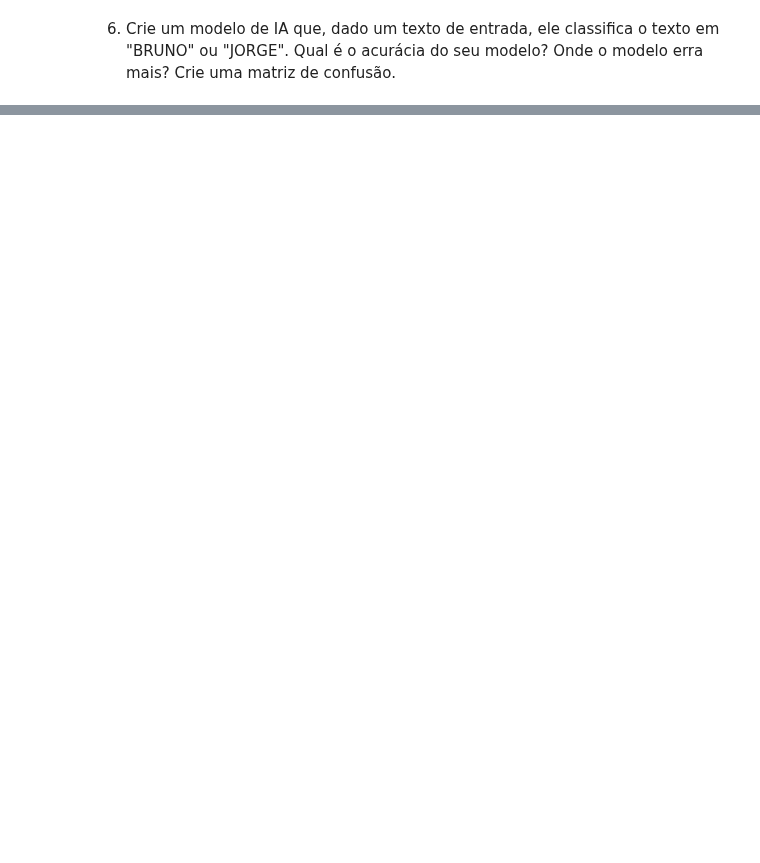
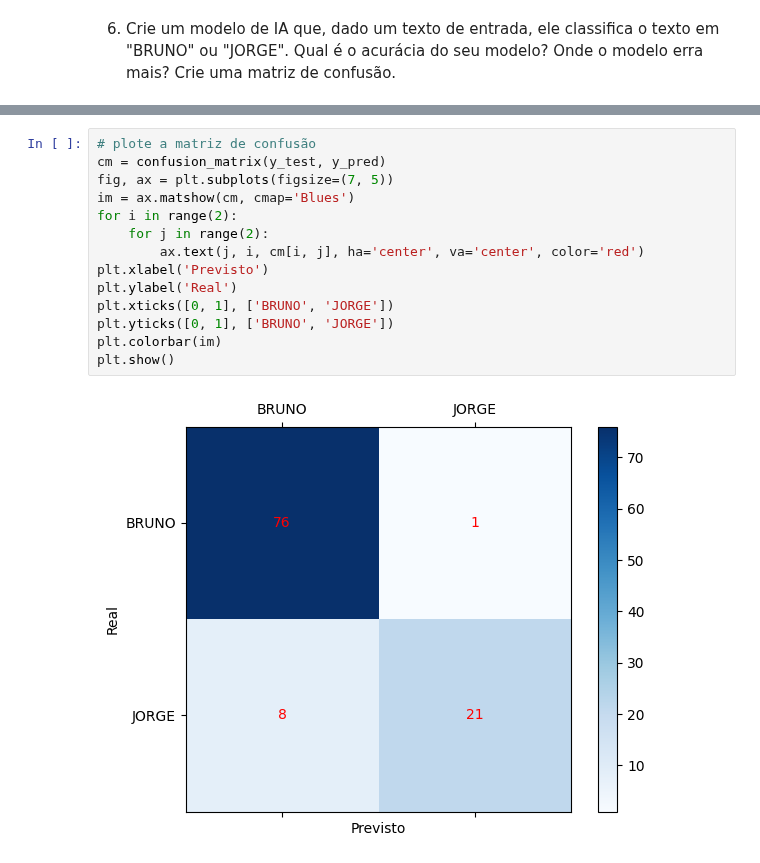
Before and after one commit to clairtonluz/MBA-em-ciencia-de-dados, a Jupyter notebook: Mineracao de Texto/exercicios/EXERCICIO-5- MINERACAO DE TEXTO- 2025.ipynb, the cells around one changed output, grey strips where cells are left out. Cells and saved outputs as stored; diff of their text form; blank space fills up the shorter version.

```diff
--- a/Mineracao de Texto/exercicios/EXERCICIO-5- MINERACAO DE TEXTO- 2025.ipynb
+++ b/Mineracao de Texto/exercicios/EXERCICIO-5- MINERACAO DE TEXTO- 2025.ipynb
@@ -138,0 +177,16 @@ y=sentimentos['sentimento'].values
+# %%
+# plote a matriz de confusão
+cm = confusion_matrix(y_test, y_pred)
+fig, ax = plt.subplots(figsize=(7, 5))
+im = ax.matshow(cm, cmap='Blues')
+for i in range(2):
+    for j in range(2):
+        ax.text(j, i, cm[i, j], ha='center', va='center', color='red')
+plt.xlabel('Previsto')
+plt.ylabel('Real')
+plt.xticks([0, 1], ['BRUNO', 'JORGE'])
+plt.yticks([0, 1], ['BRUNO', 'JORGE'])
+plt.colorbar(im)
+plt.show()
+# %% [output]
+[figure, added]
```
Also changed, not shown: parts of 11 cells of this notebook.
